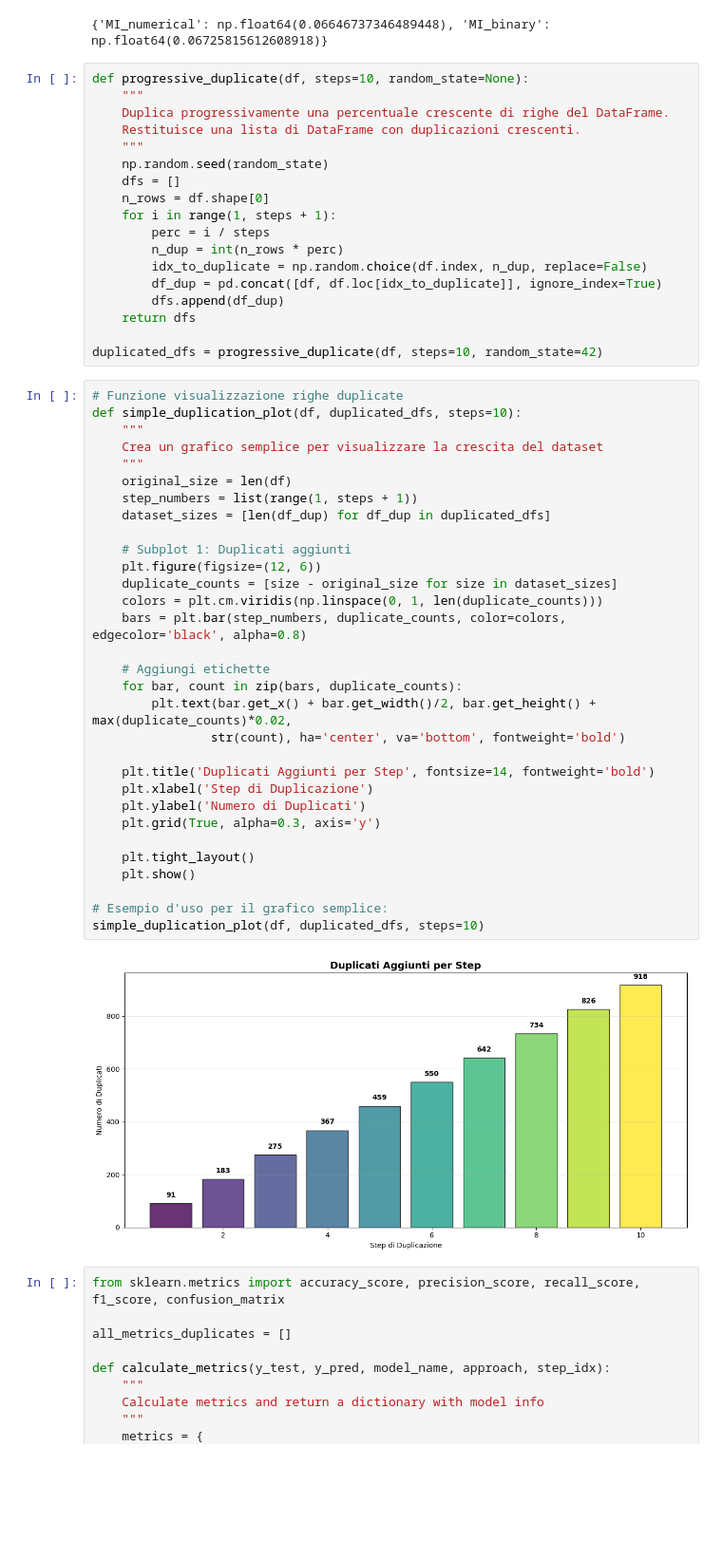
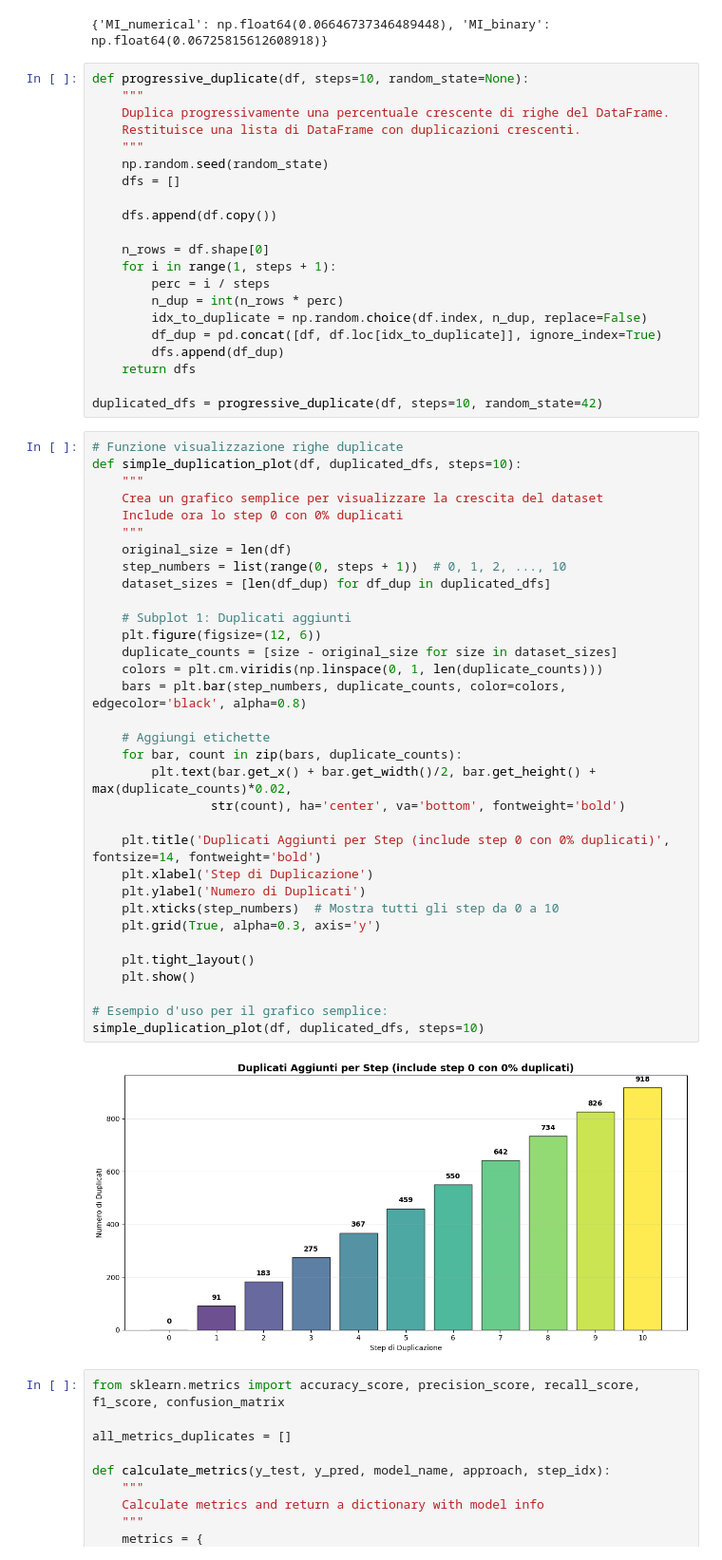
Before and after one commit to andreaspagnolo/architetture_dati, a Jupyter notebook: duplicate_values.ipynb, the cells around one changed output. Shown at 95% size. Cells and saved outputs as stored; diff of their text form; blank space fills up the shorter version.

```diff
--- a/duplicate_values.ipynb
+++ b/duplicate_values.ipynb
@@ -101,6 +103,9 @@ def progressive_duplicate(df, steps=10, random_state=None):
     """
     np.random.seed(random_state)
     dfs = []
+
+    dfs.append(df.copy())
+
     n_rows = df.shape[0]
     for i in range(1, steps + 1):
         perc = i / steps
@@ -114,36 +119,38 @@ duplicated_dfs = progressive_duplicate(df, steps=10, random_state=42)
 # %%
 # Funzione visualizzazione righe duplicate
 def simple_duplication_plot(df, duplicated_dfs, steps=10):
     """
     Crea un grafico semplice per visualizzare la crescita del dataset
+    Include ora lo step 0 con 0% duplicati
     """
     original_size = len(df)
-    step_numbers = list(range(1, steps + 1))
+    step_numbers = list(range(0, steps + 1))  # 0, 1, 2, ..., 10
     dataset_sizes = [len(df_dup) for df_dup in duplicated_dfs]
 
     # Subplot 1: Duplicati aggiunti
     plt.figure(figsize=(12, 6))
     duplicate_counts = [size - original_size for size in dataset_sizes]
     colors = plt.cm.viridis(np.linspace(0, 1, len(duplicate_counts)))
     bars = plt.bar(step_numbers, duplicate_counts, color=colors, edgecolor='black', alpha=0.8)
 
     # Aggiungi etichette
     for bar, count in zip(bars, duplicate_counts):
         plt.text(bar.get_x() + bar.get_width()/2, bar.get_height() + max(duplicate_counts)*0.02,
                 str(count), ha='center', va='bottom', fontweight='bold')
 
-    plt.title('Duplicati Aggiunti per Step', fontsize=14, fontweight='bold')
+    plt.title('Duplicati Aggiunti per Step (include step 0 con 0% duplicati)', fontsize=14, fontweight='bold')
     plt.xlabel('Step di Duplicazione')
     plt.ylabel('Numero di Duplicati')
+    plt.xticks(step_numbers)  # Mostra tutti gli step da 0 a 10
     plt.grid(True, alpha=0.3, axis='y')
 
     plt.tight_layout()
     plt.show()
 
 # Esempio d'uso per il grafico semplice:
 simple_duplication_plot(df, duplicated_dfs, steps=10)
 # %% [output]
-[figure, old version]
+[figure, new version]
 # %%
 from sklearn.metrics import accuracy_score, precision_score, recall_score, f1_score, confusion_matrix
 
```
Also changed, not shown: parts of 7 cells of this notebook.
